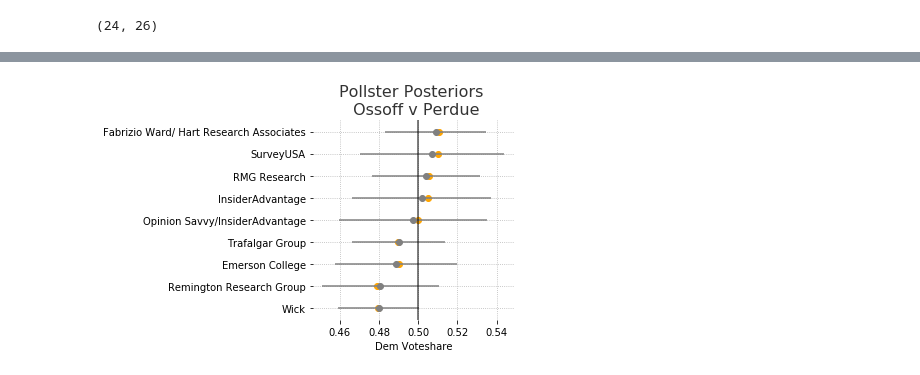
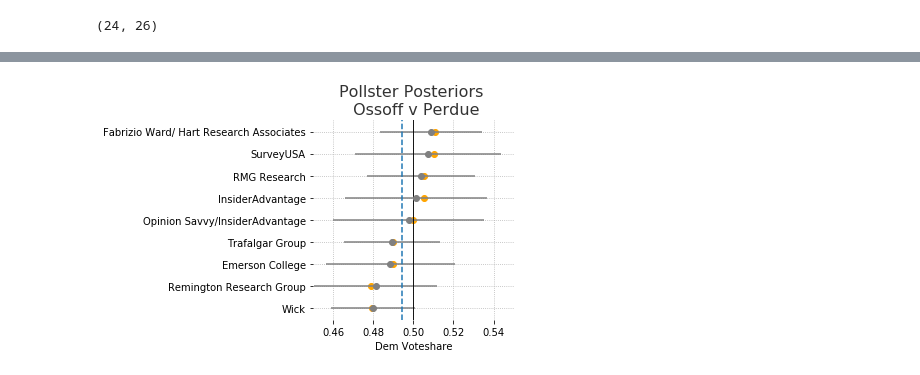
Before and after one commit to FlorianMuellerklein/GeorgiaRunoffHeirachicalPartialPooling, a Jupyter notebook: georgia_runoff.ipynb, the cells around one changed output, grey strips where cells are left out. Cells and saved outputs as stored; diff of their text form; code cells hidden in the pictures.

```diff
--- a/georgia_runoff.ipynb
+++ b/georgia_runoff.ipynb
@@ -379,6 +417,6 @@ for _, norm_row in poll_normalizer.iterrows():
     _date, _pollster, _pct = norm_row['enddate'], norm_row['pollster'], norm_row['pct_x']
     ossoff_polls.loc[(ossoff_polls.enddate == _date) & (ossoff_polls.pollster == _pollster), 'pct'] = _pct
 
-ossoff_polls['num_votes'] = ossoff_polls['samplesize_weighted'] * ossoff_polls['pct']
+ossoff_polls['num_votes'] = ossoff_polls['samplesize'] * ossoff_polls['pct']
 ossoff_polls
 # %% [output]
@@ -395,7 +433,7 @@ ossoff_polls
 # %%
 # group by pollster
 ossoff_pollsters = (
-    ossoff_polls[['pollster', 'samplesize_weighted', 'num_votes']]
+    ossoff_polls[['pollster', 'samplesize', 'num_votes']]
     .groupby('pollster')
     .agg(np.sum)
 )
@@ -437,7 +475,7 @@ with pm.Model() as ossoff_model:
 
     y = pm.Binomial(
         'y',
-        n=ossoff_pollsters['samplesize_weighted'],
+        n=ossoff_pollsters['samplesize'],
         p=thetas,
         observed=ossoff_pollsters['num_votes']
     )
@@ -457,0 +512,3 @@ Sampling 4 chains for 5_000 tune and 2_000 draw iterations (20_000 + 8_000 draws
+# %%
+map_estimate = pm.find_MAP(model=ossoff_model)
+map_estimate['phi']
@@ -462,38 +522,39 @@ labels = []
 for pollster_idx in range(ossoff_samples['thetas'].shape[1]):
     _median = np.mean(ossoff_samples['thetas'][:,pollster_idx])
     lower, _ = np.percentile(ossoff_samples['thetas'][:,pollster_idx], (10, 90))
     err = _median - lower
 
     medians.append(_median)
     errs.append(err)
     labels.append(ossoff_pollsters.index.tolist()[pollster_idx])
 
 errs = [x for _,x in sorted(zip(medians, errs))]
 labels = [x for _,x in sorted(zip(medians, labels))]
 medians = sorted(medians)
 #print(medians)
 
 #medians, errs, labels
 for idx, _median in enumerate(medians):
     plt.errorbar(x=_median, y=idx, xerr=errs[idx], fmt='o', color='gray')
 
 for pollster_idx, pollster in enumerate(labels):
     plt.scatter(
         x=(
             ossoff_pollsters[ossoff_pollsters.index == pollster]['num_votes'] /
-            ossoff_pollsters[ossoff_pollsters.index == pollster]['samplesize_weighted']
+            ossoff_pollsters[ossoff_pollsters.index == pollster]['samplesize']
         ),
         y=pollster_idx, color='orange')
-plt.axvline(x=0.5, color='black', alpha=0.5, linewidth=2)
+plt.axvline(x=0.5, color='black', alpha=0.9, linewidth=1)
+plt.axvline(x=map_estimate['phi'], linestyle='--', color='tab:blue')
 plt.grid(linestyle=':')
 plt.yticks(np.arange(len(ossoff_pollsters)), labels)
 plt.xlabel('Dem Voteshare')
-#plt.xticks([0.48, 0.5, 0.52], ['R Advantage', 'Draw', 'D Advantage'])
+plt.xlim([0.45, 0.55])
 plt.title('Pollster Posteriors \n Ossoff v Perdue', fontsize=16, alpha=0.8)
 plt.tight_layout()
-plt.savefig('imgs/op_pollster-lean.png')
+plt.savefig('imgs/op_pollster-lean.png', dpi=300)
 # %% [output]
-[figure, old version]
+[figure, new version]
 # %%
 plt.figure(figsize=(14,4))
 plt.hist(ossoff_prior['phi'], color='tab:blue', alpha=0.75, bins=25, label='Ossoff')
```
Also changed, not shown: parts of 28 cells of this notebook.
